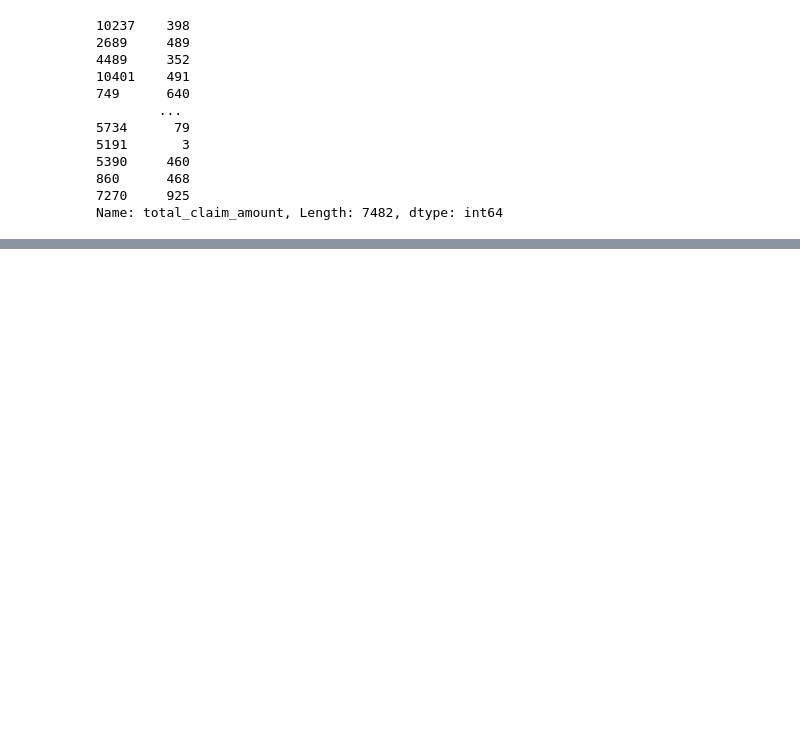
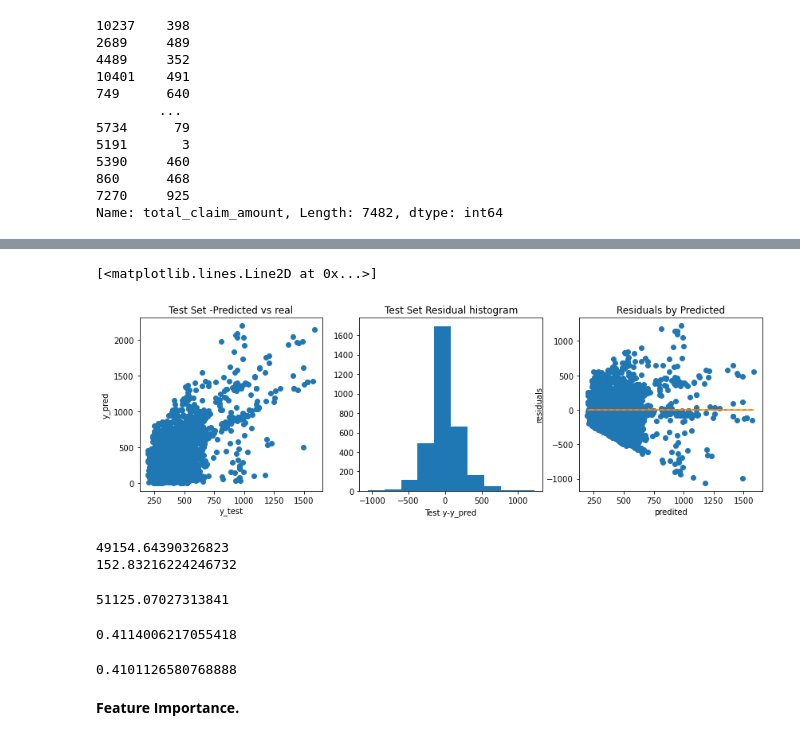
Before and after one commit to asierbilbao/IronLab, a Jupyter notebook: Week 4/Data transformation LAB 2.ipynb, the cells around one changed output, grey strips where cells are left out. Drawn from its saved outputs; the diff is of its cells as text; code cells hidden in the pictures; blank space fills up the shorter version.

```diff
--- a/Week 4/Data transformation LAB 2.ipynb
+++ b/Week 4/Data transformation LAB 2.ipynb
@@ -293,0 +327,20 @@ Adjusted R2.
+# %%
+fig, ax = plt.subplots(1,3,figsize=(14,4))
+ax[0].plot(y_pred, y_test, 'o')
+ax[0].set_xlabel("y_test")
+ax[0].set_ylabel("y_pred")
+ax[0].set_title("Test Set -Predicted vs real")
+
+ax[1].hist(y_test - y_pred)
+ax[1].set_xlabel("Test y-y_pred")
+ax[1].set_title("Test Set Residual histogram")
+
+
+ax[2].plot(y_pred,y_test - y_pred,"o")
+ax[2].set_xlabel("predited")
+ax[2].set_ylabel("residuals")
+ax[2].set_title("Residuals by Predicted")
+ax[2].plot(y_pred,np.zeros(len(y_pred)),linestyle='dashed')
+# %% [output]
+[<matplotlib.lines.Line2D at 0x...>]
+[figure, added]
@@ -293,0 +349,17 @@ Adjusted R2.
+# %%
+print(mse(y_test,y_pred))#Mean Square Error
+print(mae(y_test,y_pred)) #Mean Absolute Error
+# %% [output]
+49154.64390326823
+152.83216224246732
+# %%
+##prediction on the train set, we see that the y_ped_train has a higher mse than y_test. We could be in a case of overfitting, however the difference is not that big so it's fine.R2=r2_score(y_test,y_pred)
+
+mse(y_train,y_pred_train)
+# %% [output]
+51125.07027313841
+# %%
+R2=r2_score(y_test,y_pred)
+R2
+# %% [output]
+0.4114006217055418
@@ -293,0 +369,7 @@ Adjusted R2.
+# %%
+Adj_R2= 1 - (1-R2)*(len(y_test)-1)/(len(y_test)-X_test.shape[1]-1)
+Adj_R2
+# %% [output]
+0.4101126580768888
+# %% [markdown]
+**Feature Importance.**
```
Also changed, not shown: parts of 19 cells of this notebook.
